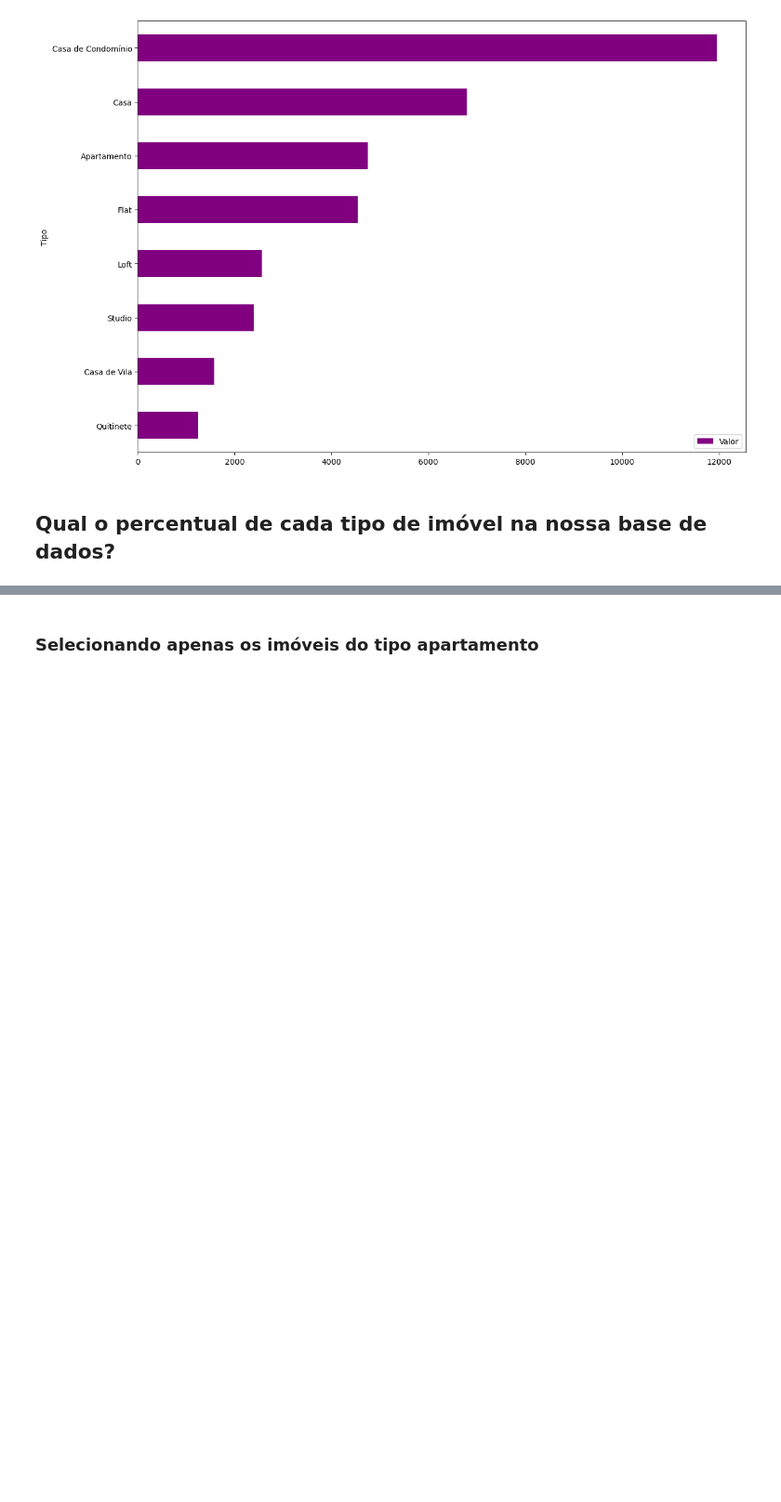
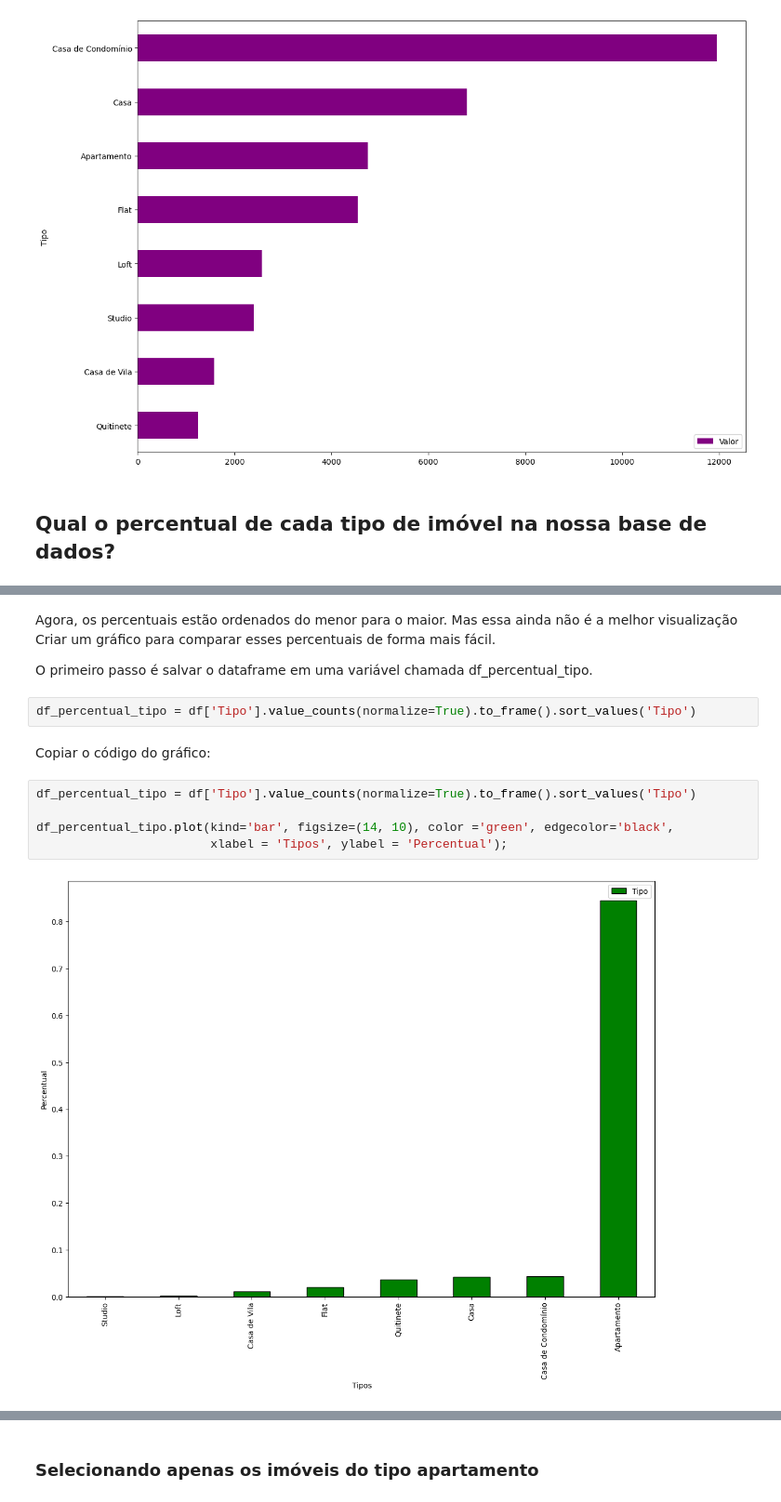
Before and after one commit to GabiDeutner/Python_Data_Science, a Jupyter notebook: notebook_inicial.ipynb, the cells around one changed output, grey strips where cells are left out. Shown: that part at 93% size. Drawn from its saved outputs; the diff is of its cells as text; blank space fills up the shorter version.

Commit message:
Percentual dos tipos de imóveis

```diff
--- a/notebook_inicial.ipynb
+++ b/notebook_inicial.ipynb
@@ -488,0 +568,16 @@ df_preco_tipo.plot(kind='barh', figsize=(14, 10), color ='purple');
+# %% [markdown]
+Agora, os percentuais estão ordenados do menor para o maior. Mas essa ainda não é a melhor visualização<br>
+Criar um gráfico para comparar esses percentuais de forma mais fácil.
+
+O primeiro passo é salvar o dataframe em uma variável chamada df_percentual_tipo.
+# %%
+df_percentual_tipo = df['Tipo'].value_counts(normalize=True).to_frame().sort_values('Tipo')
+# %% [markdown]
+Copiar o código do gráfico:
+# %%
+df_percentual_tipo = df['Tipo'].value_counts(normalize=True).to_frame().sort_values('Tipo')
+
+df_percentual_tipo.plot(kind='bar', figsize=(14, 10), color ='green', edgecolor='black',
+                        xlabel = 'Tipos', ylabel = 'Percentual');
+# %% [output]
+[figure, added]
```
Also changed, not shown: parts of 32 cells of this notebook.
